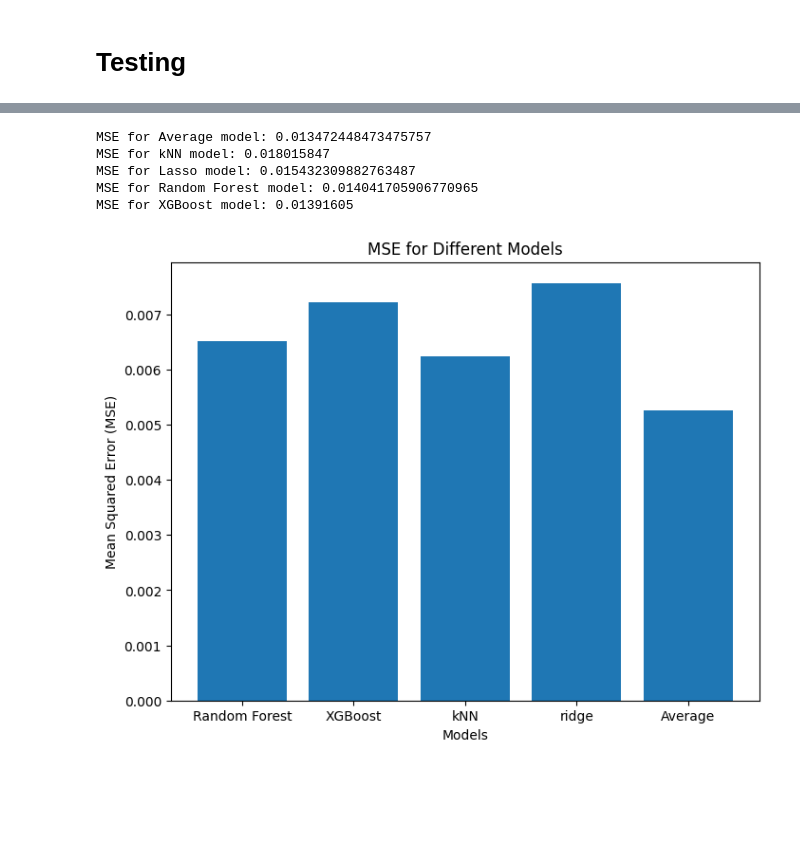
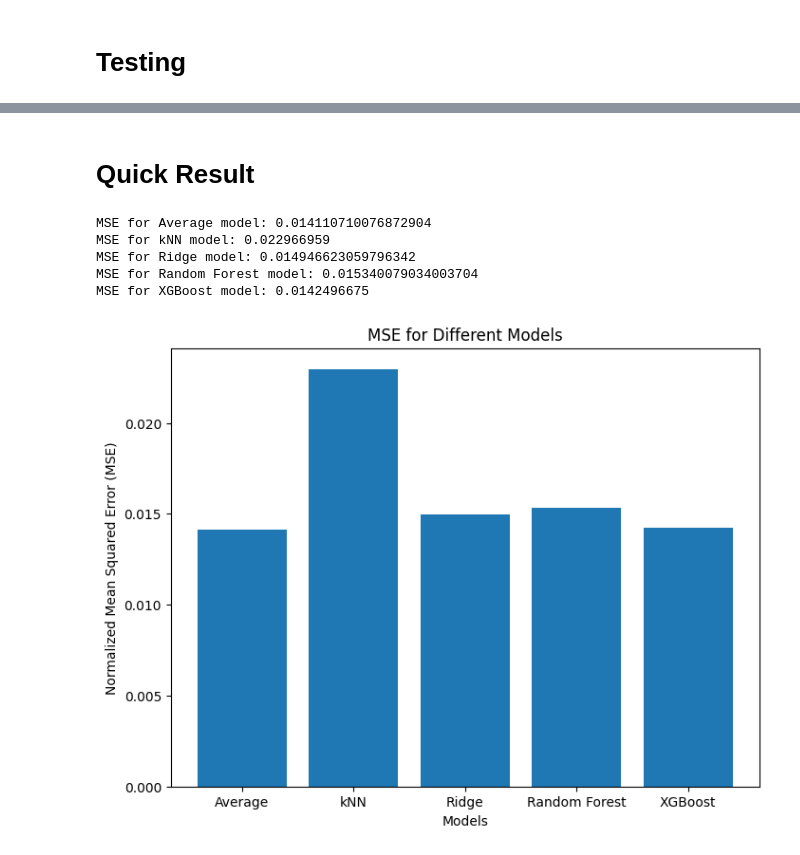
Before and after one commit to Divanvdb/Forecasting_Tools, a Jupyter notebook: 1_Multi_Variate_Regression.ipynb, the cells around one changed output, grey strips where cells are left out. Drawn from its saved outputs; the diff is of its cells as text; code cells hidden in the pictures; blank space fills up the shorter version.

```diff
--- a/1_Multi_Variate_Regression.ipynb
+++ b/1_Multi_Variate_Regression.ipynb
@@ -221,0 +113,2 @@ def rollout_randomforest(model, current_set, step=24, verbose=True):
+# %%
+needed = False
@@ -274,12 +254,24 @@ class WeatherDataModule(L.LightningDataModule):
         return X_r.float(), y_r.float()
 
     def normalize(self, series):
-        return pd.DataFrame(self.scaler.fit_transform(series), index=series.index)
+        if self.column == None:
+            return pd.DataFrame(self.scaler.fit_transform(series), index=series.index)
+        else:
+            return pd.DataFrame(self.scaler.fit_transform(series.values.reshape(-1, 1)), index=series.index)
 
     def inverse_normalze(self, series):
-        return pd.DataFrame(self.scaler.inverse_transform(series), index=series.index)
+        if self.column == None:
+            return pd.DataFrame(self.scaler.inverse_transform(series), index=series.index)
+        else:
+            return pd.DataFrame(self.scaler.inverse_transform(series.values.reshape(-1, 1)), index=series.index)
 
-    #TODO: Normalize a single column
+    def inverse_single_column(self, series, column = 2):
+        if self.column == None:
+            zeros_ = pd.DataFrame(np.zeros((series.shape[0], 5)))
+            zeros_[column] = series
+            return pd.DataFrame(self.scaler.inverse_transform(zeros_))[column]
+        else:
+            return pd.DataFrame(self.scaler.inverse_transform(series.reshape(-1, 1)))
 
     def setup(self, stage: str):
         split = [round(len(self.targets) * 0.7), round(len(self.targets) * 0.9)]
@@ -515,37 +588,43 @@ Mean MSE for Average: 0.005522252276713462
+# %% [markdown]
+# Quick Result
 # %%
+weights = [0.33, 0.33, 0.01, 0.33]
 
-y_true = dm.t_test[:, :, 2]
+if dm.column == None:
+    y_true = dm.t_test[:, :, 2]
+else:
+    y_true = dm.t_test
 
 
-y_pred_knn = knn_model.predict(dm.f_test.reshape(-1, window_size * 5))
-y_pred_ridge = ridge_model.predict(dm.f_test.reshape(-1, window_size * 5))
-y_pred_rfr = rfr_model.predict(dm.f_test.reshape(-1, window_size * 5))
-y_pred_xgb = xgb_model.predict(dm.f_test.reshape(-1, window_size * 5))
-y_pred_avg = (y_pred_rfr + y_pred_xgb + y_pred_knn + y_pred_ridge) / 4
+y_pred_knn = knn_model.predict(dm.f_test.reshape(-1, window_size * dm.df.shape[1]))
+y_pred_ridge = ridge_model.predict(dm.f_test.reshape(-1, window_size * dm.df.shape[1]))
+y_pred_rfr = rfr_model.predict(dm.f_test.reshape(-1, window_size * dm.df.shape[1]))
+y_pred_xgb = xgb_model.predict(dm.f_test.reshape(-1, window_size * dm.df.shape[1]))
+y_pred_avg = y_pred_rfr * weights[0]+ y_pred_xgb * weights[1] + y_pred_ridge * weights[3] + y_pred_knn * weights[2]
 
 mse_avg = mean_squared_error(y_true, y_pred_avg)
 mse_knn = mean_squared_error(y_true, y_pred_knn)
-mse_lasso = mean_squared_error(y_true, y_pred_ridge)
+mse_ridge = mean_squared_error(y_true, y_pred_ridge)
 mse_rfr = mean_squared_error(y_true, y_pred_rfr)
 mse_xgb = mean_squared_error(y_true, y_pred_xgb)
 
 # Print MSE for each model
 print("MSE for Average model:", mse_avg)
 print("MSE for kNN model:", mse_knn)
-print("MSE for Lasso model:", mse_lasso)
+print("MSE for Ridge model:", mse_ridge)
 print("MSE for Random Forest model:", mse_rfr)
 print("MSE for XGBoost model:", mse_xgb)
 
 plt.figure(figsize=(8, 6))
-plt.bar(mse_tracker.keys(), [np.mean(value) for value in mse_tracker.values()])
+plt.bar(['Average', 'kNN', 'Ridge', 'Random Forest', 'XGBoost'], [mse_avg, mse_knn, mse_ridge, mse_rfr, mse_xgb])
 plt.xlabel('Models')
-plt.ylabel('Mean Squared Error (MSE)')
+plt.ylabel('Normalized Mean Squared Error (MSE)')
 plt.title('MSE for Different Models')
 plt.show()
 # %% [output]
-MSE for Average model: 0.013472448473475757
-MSE for kNN model: 0.018015847
-MSE for Lasso model: 0.015432309882763487
-MSE for Random Forest model: 0.014041705906770965
-MSE for XGBoost model: 0.01391605
+MSE for Average model: 0.014110710076872904
+MSE for kNN model: 0.022966959
+MSE for Ridge model: 0.014946623059796342
+MSE for Random Forest model: 0.015340079034003704
+MSE for XGBoost model: 0.0142496675
-[figure, old version]
+[figure, new version]
```
Also changed, not shown: parts of 13 cells of this notebook, 6 other files.
